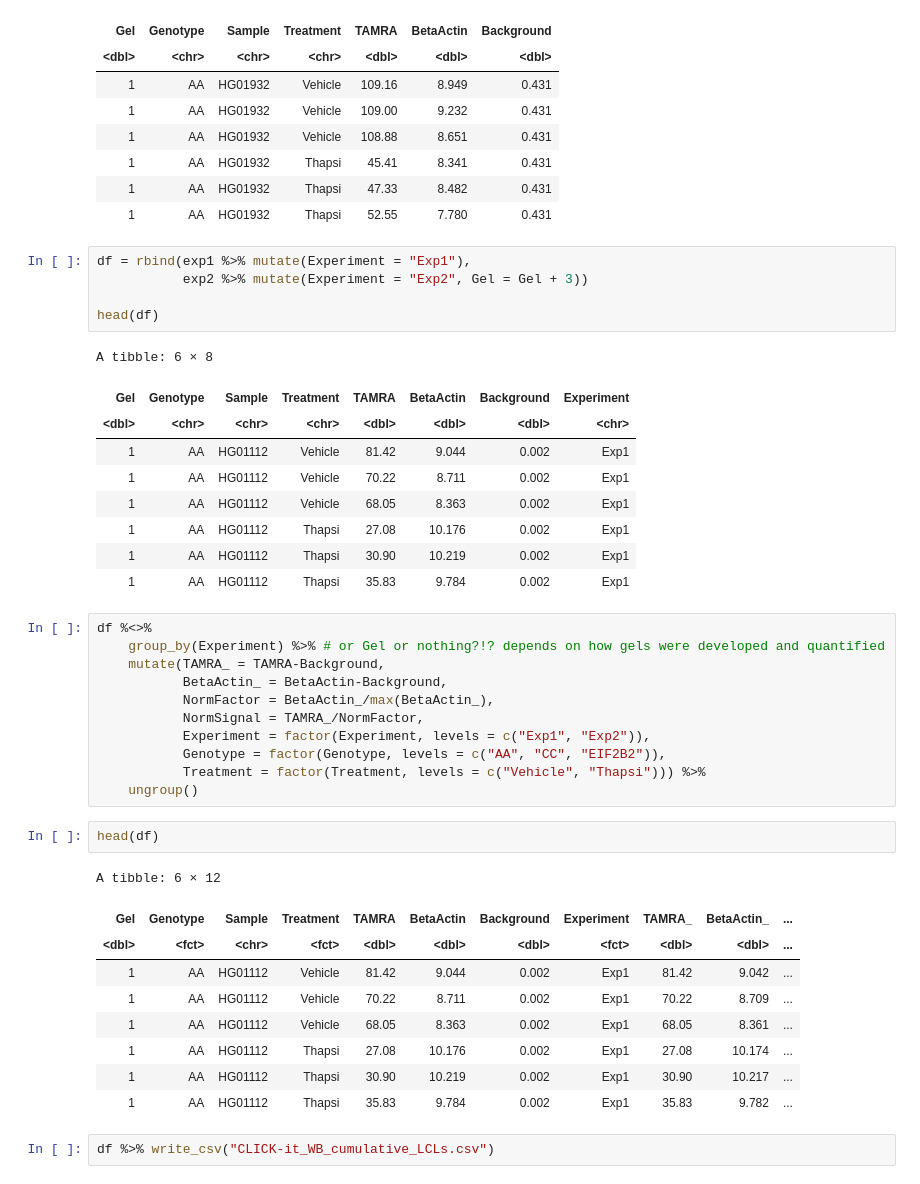
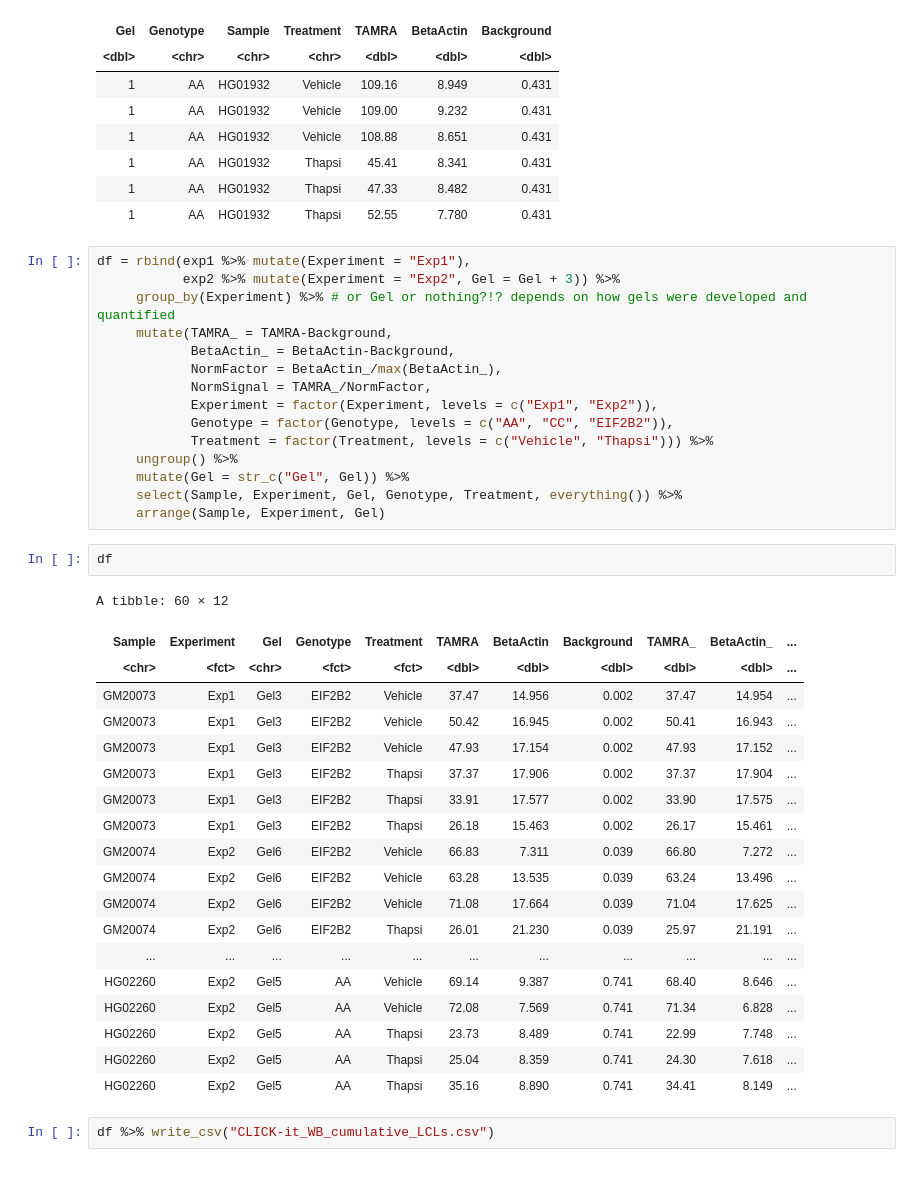
Before and after one commit to marcora/francesca_clickit_eif2b, a Jupyter notebook: test.ipynb, the cells around one changed output. Saved outputs shown, nothing was run; the diff lists cells and outputs as text.

```diff
--- a/test.ipynb
+++ b/test.ipynb
@@ -52,44 +52,43 @@ A tibble: 6 × 7
 | 1 | AA | HG01932 | Thapsi | 45.41 | 8.341 | 0.431 |
 | 1 | AA | HG01932 | Thapsi | 47.33 | 8.482 | 0.431 |
 | 1 | AA | HG01932 | Thapsi | 52.55 | 7.780 | 0.431 |
-# %%
-df = rbind(exp1 %>% mutate(Experiment = "Exp1"),
-           exp2 %>% mutate(Experiment = "Exp2", Gel = Gel + 3))
-
-head(df)
-# %% [output]
-A tibble: 6 × 8
-| Gel | Genotype | Sample | Treatment | TAMRA | BetaActin | Background | Experiment |
-| <dbl> | <chr> | <chr> | <chr> | <dbl> | <dbl> | <dbl> | <chr> |
-| 1 | AA | HG01112 | Vehicle | 81.42 | 9.044 | 0.002 | Exp1 |
-| 1 | AA | HG01112 | Vehicle | 70.22 | 8.711 | 0.002 | Exp1 |
-| 1 | AA | HG01112 | Vehicle | 68.05 | 8.363 | 0.002 | Exp1 |
-| 1 | AA | HG01112 | Thapsi | 27.08 | 10.176 | 0.002 | Exp1 |
-| 1 | AA | HG01112 | Thapsi | 30.90 | 10.219 | 0.002 | Exp1 |
-| 1 | AA | HG01112 | Thapsi | 35.83 | 9.784 | 0.002 | Exp1 |
-# %%
-df %<>%
-    group_by(Experiment) %>% # or Gel or nothing?!? depends on how gels were developed and quantified
-    mutate(TAMRA_ = TAMRA-Background,
-           BetaActin_ = BetaActin-Background,
-           NormFactor = BetaActin_/max(BetaActin_),
-           NormSignal = TAMRA_/NormFactor,
-           Experiment = factor(Experiment, levels = c("Exp1", "Exp2")),
-           Genotype = factor(Genotype, levels = c("AA", "CC", "EIF2B2")),
-           Treatment = factor(Treatment, levels = c("Vehicle", "Thapsi"))) %>%
-    ungroup()
+# %%
+df = rbind(exp1 %>% mutate(Experiment = "Exp1"),
+           exp2 %>% mutate(Experiment = "Exp2", Gel = Gel + 3)) %>%
+     group_by(Experiment) %>% # or Gel or nothing?!? depends on how gels were developed and quantified
+     mutate(TAMRA_ = TAMRA-Background,
+            BetaActin_ = BetaActin-Background,
+            NormFactor = BetaActin_/max(BetaActin_),
+            NormSignal = TAMRA_/NormFactor,
+            Experiment = factor(Experiment, levels = c("Exp1", "Exp2")),
+            Genotype = factor(Genotype, levels = c("AA", "CC", "EIF2B2")),
+            Treatment = factor(Treatment, levels = c("Vehicle", "Thapsi"))) %>%
+     ungroup() %>%
+     mutate(Gel = str_c("Gel", Gel)) %>%
+     select(Sample, Experiment, Gel, Genotype, Treatment, everything()) %>%
+     arrange(Sample, Experiment, Gel)
 # %%
-head(df)
+df
 # %% [output]
-A tibble: 6 × 12
+A tibble: 60 × 12
-| Gel | Genotype | Sample | Treatment | TAMRA | BetaActin | Background | Experiment | TAMRA_ | BetaActin_ | ... |
-| <dbl> | <fct> | <chr> | <fct> | <dbl> | <dbl> | <dbl> | <fct> | <dbl> | <dbl> | ... |
-| 1 | AA | HG01112 | Vehicle | 81.42 | 9.044 | 0.002 | Exp1 | 81.42 | 9.042 | ... |
-| 1 | AA | HG01112 | Vehicle | 70.22 | 8.711 | 0.002 | Exp1 | 70.22 | 8.709 | ... |
-| 1 | AA | HG01112 | Vehicle | 68.05 | 8.363 | 0.002 | Exp1 | 68.05 | 8.361 | ... |
-| 1 | AA | HG01112 | Thapsi | 27.08 | 10.176 | 0.002 | Exp1 | 27.08 | 10.174 | ... |
-| 1 | AA | HG01112 | Thapsi | 30.90 | 10.219 | 0.002 | Exp1 | 30.90 | 10.217 | ... |
-| 1 | AA | HG01112 | Thapsi | 35.83 | 9.784 | 0.002 | Exp1 | 35.83 | 9.782 | ... |
+| Sample | Experiment | Gel | Genotype | Treatment | TAMRA | BetaActin | Background | TAMRA_ | BetaActin_ | ... |
+| <chr> | <fct> | <chr> | <fct> | <fct> | <dbl> | <dbl> | <dbl> | <dbl> | <dbl> | ... |
+| GM20073 | Exp1 | Gel3 | EIF2B2 | Vehicle | 37.47 | 14.956 | 0.002 | 37.47 | 14.954 | ... |
+| GM20073 | Exp1 | Gel3 | EIF2B2 | Vehicle | 50.42 | 16.945 | 0.002 | 50.41 | 16.943 | ... |
+| GM20073 | Exp1 | Gel3 | EIF2B2 | Vehicle | 47.93 | 17.154 | 0.002 | 47.93 | 17.152 | ... |
+| GM20073 | Exp1 | Gel3 | EIF2B2 | Thapsi | 37.37 | 17.906 | 0.002 | 37.37 | 17.904 | ... |
+| GM20073 | Exp1 | Gel3 | EIF2B2 | Thapsi | 33.91 | 17.577 | 0.002 | 33.90 | 17.575 | ... |
+| GM20073 | Exp1 | Gel3 | EIF2B2 | Thapsi | 26.18 | 15.463 | 0.002 | 26.17 | 15.461 | ... |
+| GM20074 | Exp2 | Gel6 | EIF2B2 | Vehicle | 66.83 | 7.311 | 0.039 | 66.80 | 7.272 | ... |
+| GM20074 | Exp2 | Gel6 | EIF2B2 | Vehicle | 63.28 | 13.535 | 0.039 | 63.24 | 13.496 | ... |
+| GM20074 | Exp2 | Gel6 | EIF2B2 | Vehicle | 71.08 | 17.664 | 0.039 | 71.04 | 17.625 | ... |
+| GM20074 | Exp2 | Gel6 | EIF2B2 | Thapsi | 26.01 | 21.230 | 0.039 | 25.97 | 21.191 | ... |
+| ... | ... | ... | ... | ... | ... | ... | ... | ... | ... | ... |
+| HG02260 | Exp2 | Gel5 | AA | Vehicle | 69.14 | 9.387 | 0.741 | 68.40 | 8.646 | ... |
+| HG02260 | Exp2 | Gel5 | AA | Vehicle | 72.08 | 7.569 | 0.741 | 71.34 | 6.828 | ... |
+| HG02260 | Exp2 | Gel5 | AA | Thapsi | 23.73 | 8.489 | 0.741 | 22.99 | 7.748 | ... |
+| HG02260 | Exp2 | Gel5 | AA | Thapsi | 25.04 | 8.359 | 0.741 | 24.30 | 7.618 | ... |
+| HG02260 | Exp2 | Gel5 | AA | Thapsi | 35.16 | 8.890 | 0.741 | 34.41 | 8.149 | ... |
 # %%
 df %>% write_csv("CLICK-it_WB_cumulative_LCLs.csv")
 # %%
```
Also changed, not shown: parts of 1 cell of this notebook, 1 other file.
